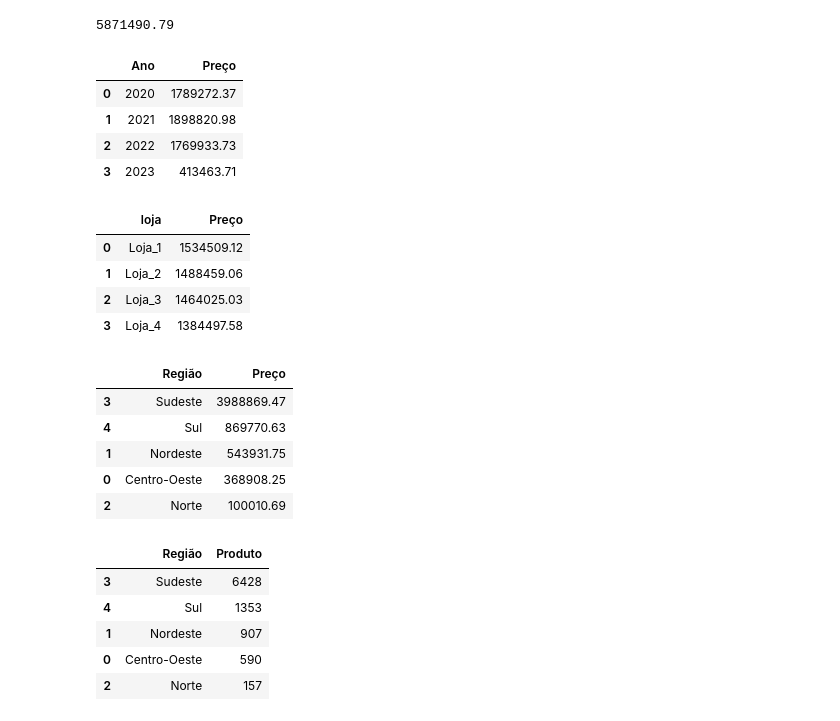
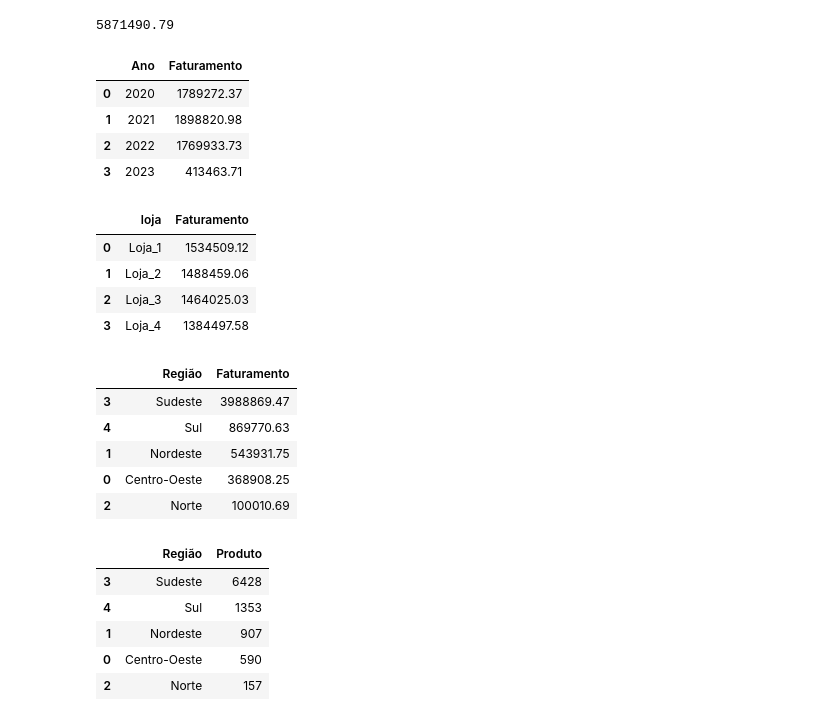
Before and after one commit to moises-rb/Analise_Dados, a Jupyter notebook: Alura Store/Challenge_AluraStoreBr.ipynb, the cells around one changed output. Saved outputs shown, nothing was run; the diff lists cells and outputs as text; code cells hidden in the pictures.

```diff
--- a/Alura Store/Challenge_AluraStoreBr.ipynb
+++ b/Alura Store/Challenge_AluraStoreBr.ipynb
@@ -130,11 +130,14 @@ faturamento_total
 # %%
 # Faturamento total das lojas por ano
 
 faturamento_total_por_ano = df_geral.groupby('Ano')['Preço'].sum().reset_index().round(2)
 
+# Renomear a coluna 'Preço' para 'Faturamento'
+faturamento_total_por_ano = faturamento_total_por_ano.rename(columns={'Preço': 'Faturamento'})
+
 faturamento_total_por_ano
 # %% [output]
-|  | Ano | Preço |
+|  | Ano | Faturamento |
 | 0 | 2020 | 1789272.37 |
 | 1 | 2021 | 1898820.98 |
 | 2 | 2022 | 1769933.73 |
@@ -144,9 +147,12 @@ faturamento_total_por_ano
 
 faturamento_total_por_loja = df_geral.groupby('loja')['Preço'].sum().reset_index().round(2)
 
+# Renomear a coluna 'Preço' para 'Faturamento'
+faturamento_total_por_loja = faturamento_total_por_loja.rename(columns={'Preço': 'Faturamento'})
+
 faturamento_total_por_loja
 # %% [output]
-|  | loja | Preço |
+|  | loja | Faturamento |
 | 0 | Loja_1 | 1534509.12 |
 | 1 | Loja_2 | 1488459.06 |
 | 2 | Loja_3 | 1464025.03 |
@@ -159,9 +165,12 @@ faturamento_total_por_regiao = df_geral.groupby(['Região'])['Preço'].sum().res
 # Ordenar o DataFrame pelo maior faturamento por região
 faturamento_total_regiao_ordenado = faturamento_total_por_regiao.sort_values(by='Preço', ascending=False)
 
+# Renomear a coluna 'Preço' para 'Faturamento'
+faturamento_total_regiao_ordenado = faturamento_total_regiao_ordenado.rename(columns={'Preço': 'Faturamento'})
+
 faturamento_total_regiao_ordenado
 # %% [output]
-|  | Região | Preço |
+|  | Região | Faturamento |
 | 3 | Sudeste | 3988869.47 |
 | 4 | Sul | 869770.63 |
 | 1 | Nordeste | 543931.75 |
```
Also changed, not shown: parts of 21 cells of this notebook, 1 other file.
